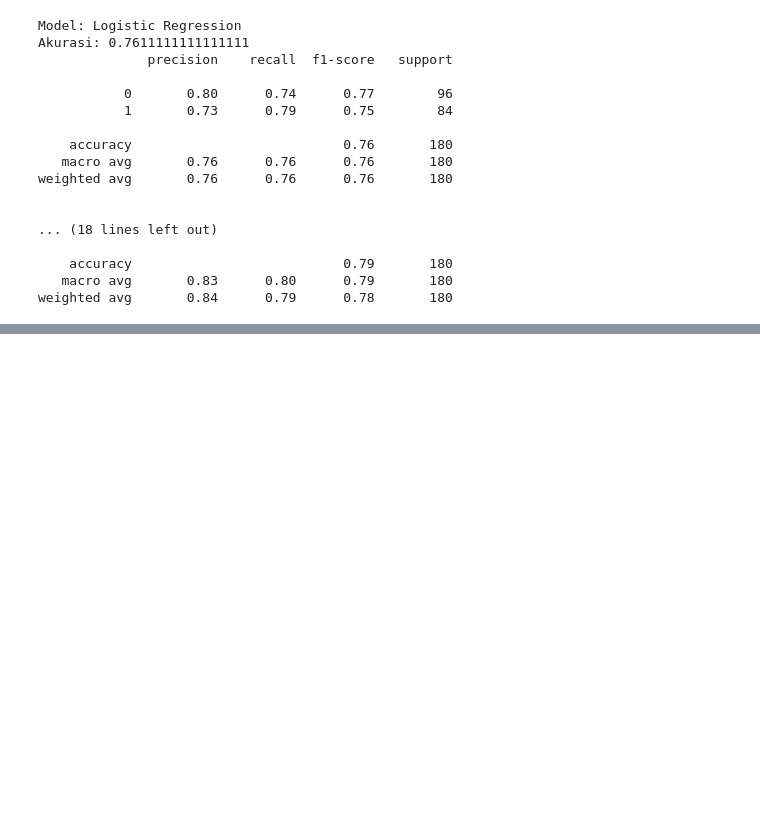
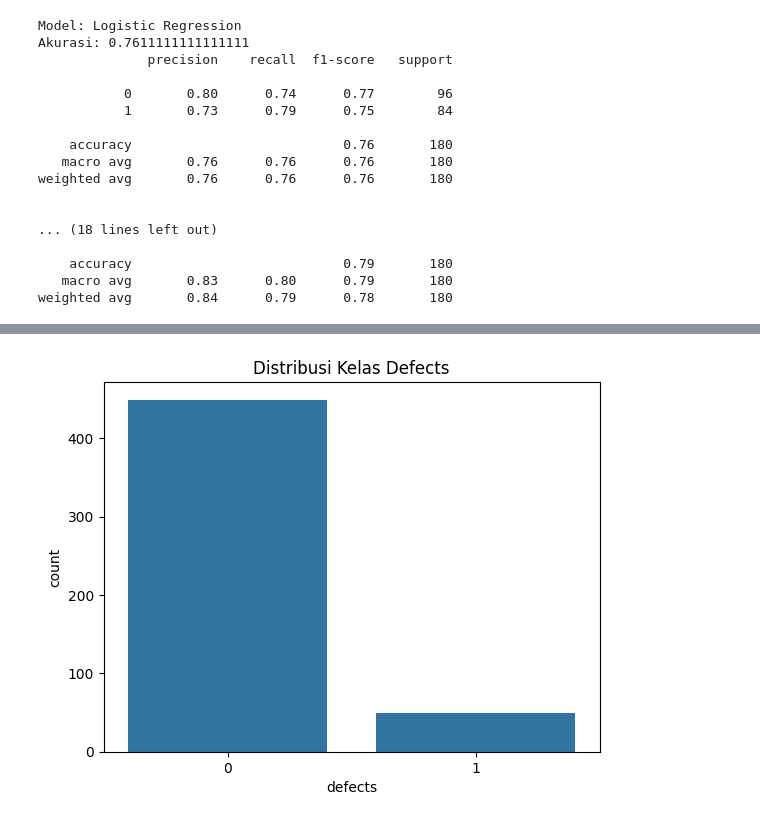
Before and after one commit to nekowawolf/NASA-promise-dataset, a Jupyter notebook: NASAmdp_preprocessing.ipynb, the cells around one changed output, grey strips where cells are left out. Saved outputs shown, nothing was run; the diff lists cells and outputs as text; code cells hidden in the pictures; blank space fills up the shorter version.

```diff
--- a/NASAmdp_preprocessing.ipynb
+++ b/NASAmdp_preprocessing.ipynb
@@ -413,0 +422,7 @@ weighted avg       0.84      0.79      0.78       180
+# %%
+# Countplot untuk label 'defects'
+sns.countplot(data=df, x='defects')
+plt.title("Distribusi Kelas Defects")
+plt.show()
+# %% [output]
+[figure, added]
```
Also changed, not shown: parts of 6 cells of this notebook.
